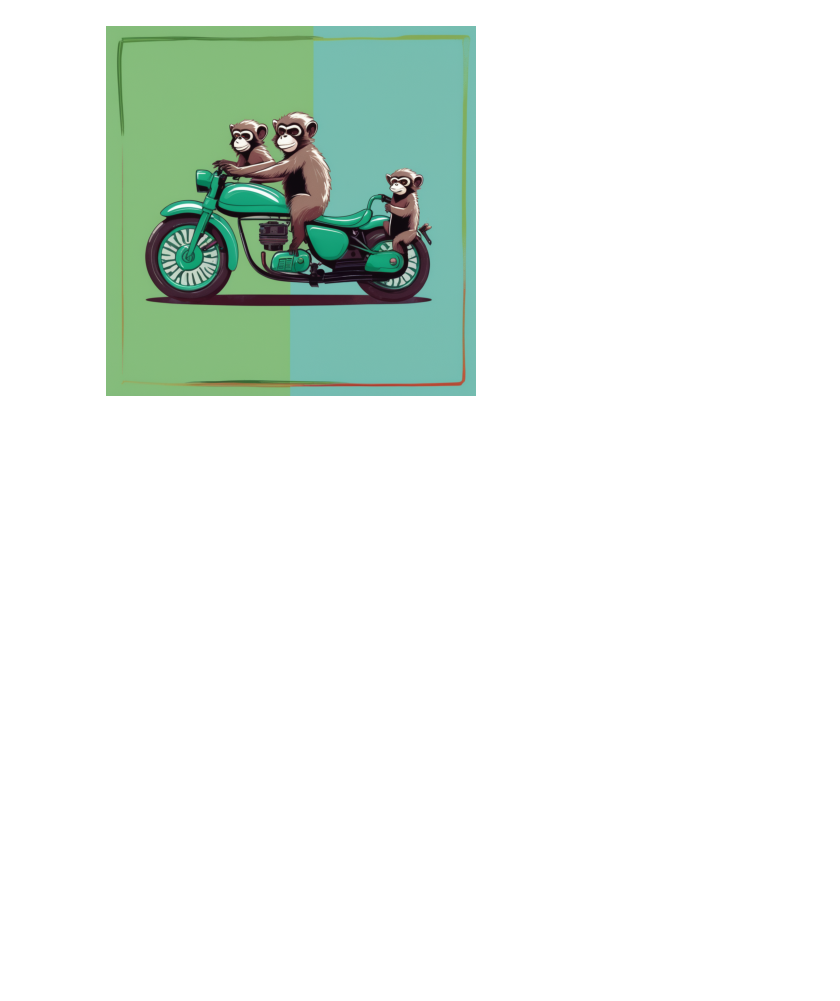
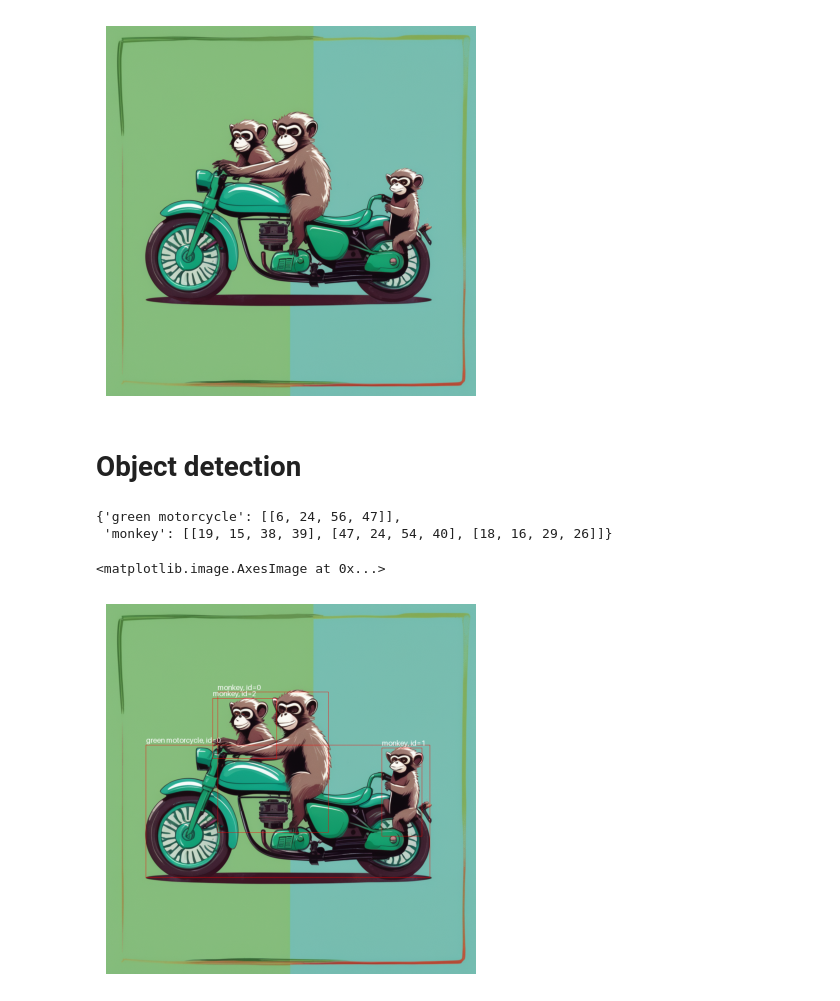
Before and after one commit to Palandr123/DiffusionU-NetLLM, a Jupyter notebook: src/demo.ipynb, the cells around one changed output. Cells and saved outputs as stored; diff of their text form; code cells hidden in the pictures; blank space fills up the shorter version.

Commit message:
+ object detection demo

```diff
--- a/src/demo.ipynb
+++ b/src/demo.ipynb
@@ -147,3 +149,5 @@ plt.imshow(out.images[0])
 # %% [output]
 <matplotlib.image.AxesImage at 0x...>
 [figure]
+# %% [markdown]
+# Object detection
@@ -149,0 +156,50 @@ plt.imshow(out.images[0])
+# %%
+results_detection = detector(results[idx]["objects"], out.images[0], device, 0.5, 0.3, 0.4)
+
+width, height = 64, 64
+results_new_detection = {}
+for name, bboxes in results_detection.items():
+    bboxes_new = []
+    for bbox in bboxes:
+        x1, y1, w, h = bbox
+        x2 = x1 + w
+        y2 = y1 + h
+        x1 *= width
+        x2 *= width
+        y1 *= height
+        y2 *= height
+        bboxes_new.append([int(x1), int(y1), int(x2), int(y2)])
+    results_new_detection[name] = bboxes_new
+results_new_detection
+# %% [output]
+{'green motorcycle': [[6, 24, 56, 47]],
+ 'monkey': [[19, 15, 38, 39], [47, 24, 54, 40], [18, 16, 29, 26]]}
+# %%
+width, height = out.images[0].size
+
+img = out.images[0].copy()
+draw = ImageDraw.Draw(img)
+object_count = {}
+for name, box_list in results_detection.items():
+    for box in box_list:
+        x1, y1, w, h = box
+        x2 = x1 + w
+        y2 = y1 + h
+        x1 *= width
+        x2 *= width
+        y1 *= height
+        y2 *= height
+        draw.rectangle(((int(x1), int(y1)), (int(x2), int(y2))), outline=(255, 0, 0))
+        font = ImageFont.load_default(size=20)
+
+        text_size = draw.textbbox((0, 0), f"{name}, id={object_count.get(name, 0)}", font=font)
+
+        text_position = (x1, max(y1 - text_size[3] - 2, 0))
+        draw.text(text_position, f"{name}, id={object_count.get(name, 0)}", fill='white', font=font)
+        object_count[name] = object_count.get(name, 0) + 1
+# %%
+plt.axis("off")
+plt.imshow(img)
+# %% [output]
+<matplotlib.image.AxesImage at 0x...>
+[figure, added]
```
Also changed, not shown: parts of 2 cells of this notebook.
